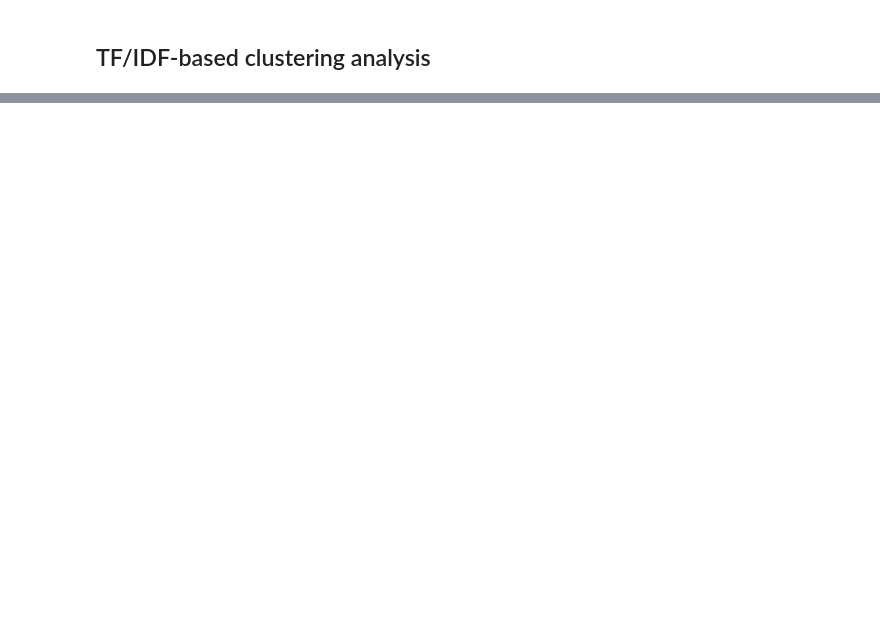
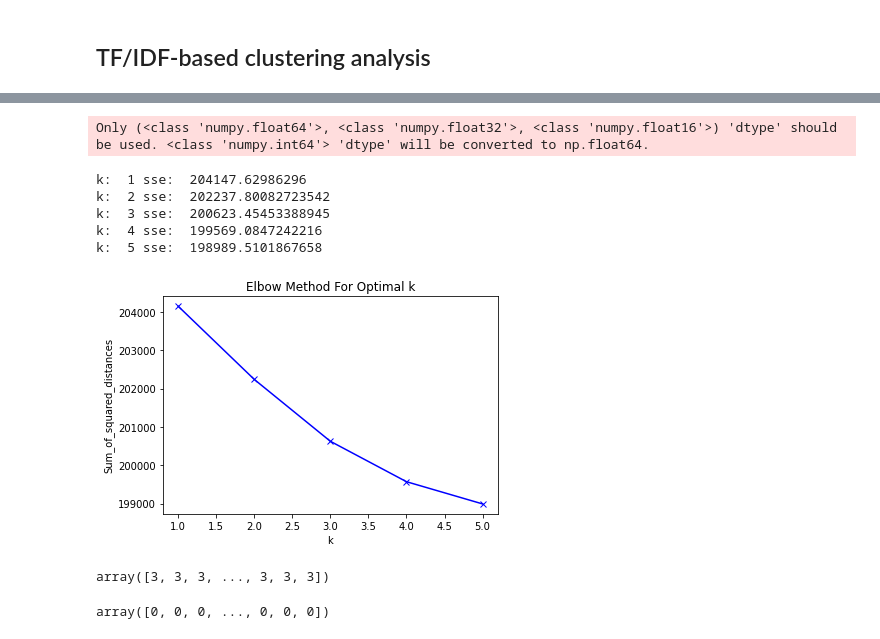
Before and after one commit to patrickcnkm/696_predict_text_difficulity, a Jupyter notebook: 02_Text_Clustering.ipynb, the cells around one changed output, grey strips where cells are left out. Drawn from its saved outputs; the diff is of its cells as text; code cells hidden in the pictures; blank space fills up the shorter version.

```diff
--- a/02_Text_Clustering.ipynb
+++ b/02_Text_Clustering.ipynb
@@ -291,12 +373,15 @@ plt.show()
 # %% [markdown]
 ## TF/IDF-based clustering analysis
 # %%
+# tf embeddings
 tf_vectorizer = CountVectorizer(strip_accents = 'unicode',
                                 stop_words = 'english',
                                 lowercase = True,
                                 token_pattern = r'\b[a-zA-Z]{3,}\b',
                                 max_df = 0.5,
                                 min_df = 10)
-dtm_tf = tf_vectorizer.fit_transform(train_data['original_text'])
-tfidf_vectorizer = TfidfVectorizer(**tf_vectorizer.get_params())
-dtm_tfidf = tfidf_vectorizer.fit_transform(train_data['original_text'])
+dtm_tf_0 = tf_vectorizer.fit_transform(queries_0)
+# Using LDA to cluster texts, assuming only 2 types
+lda_tf_0 = LatentDirichletAllocation(n_components=2, random_state=0)
+lda_tf_0.fit(dtm_tf_0)
+pyLDAvis.sklearn.prepare(lda_tf_0, dtm_tf_0, tf_vectorizer)
@@ -402,0 +406,16 @@ plot_tfidf_classfeats_h(top_feats_per_cluster(X, t_clf.labels_, features, 0.1, 2
+# %%
+# tf_idf embeddings
+tfidf_vectorizer = TfidfVectorizer(**tf_vectorizer.get_params())
+dtm_tfidf_0 = tfidf_vectorizer.fit_transform(queries_0)
+# %% [output]
+Only (<class 'numpy.float64'>, <class 'numpy.float32'>, <class 'numpy.float16'>) 'dtype' should be used. <class 'numpy.int64'> 'dtype' will be converted to np.float64.
+# %%
+elbow_plot(dtm_tfidf_0,maxK=6)
+# %% [output]
+k:  1 sse:  204147.62986296
+k:  2 sse:  202237.80082723542
+k:  3 sse:  200623.45453388945
+k:  4 sse:  199569.0847242216
+k:  5 sse:  198989.5101867658
+[figure, added]
+array([3, 3, 3, ..., 3, 3, 3])
@@ -402,0 +473,9 @@ plot_tfidf_classfeats_h(top_feats_per_cluster(X, t_clf.labels_, features, 0.1, 2
+# %%
+num_clusters = 2
+tfidf_clf_0 = KMeans(n_clusters=num_clusters,
+            max_iter=100,
+            init='k-means++',
+            n_init=1)
+tfidf_clf_0.fit_predict(dtm_tfidf_0)
+# %% [output]
+array([0, 0, 0, ..., 0, 0, 0])
```
Also changed, not shown: parts of 44 cells of this notebook, 2 other files.
